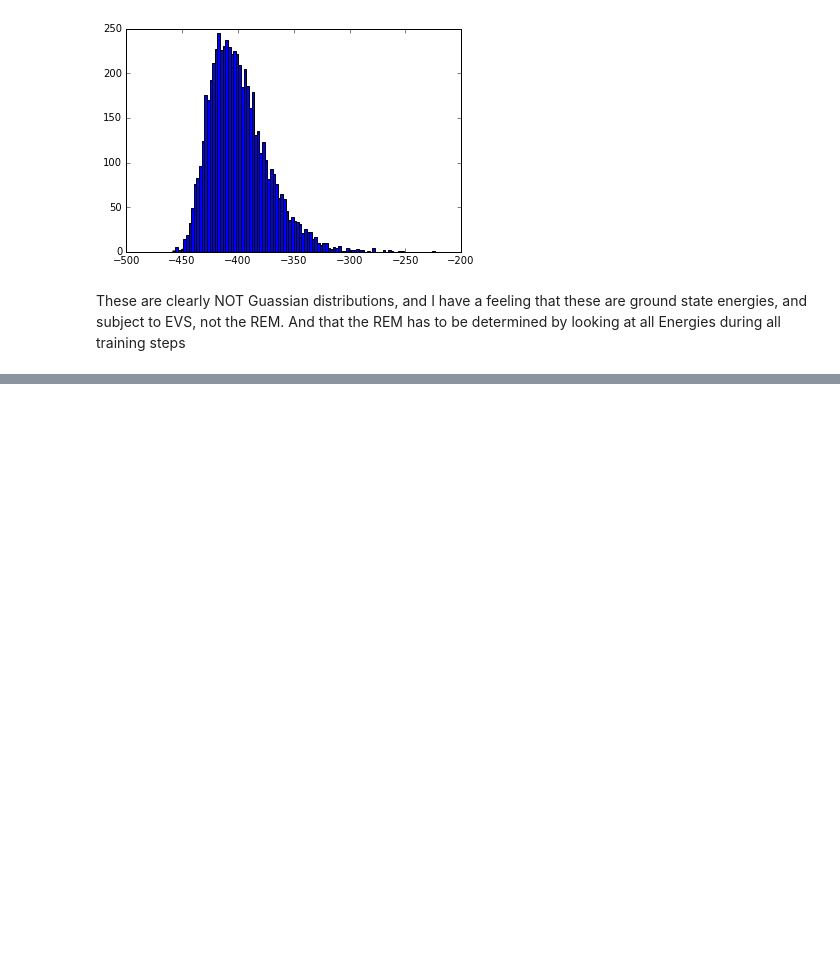
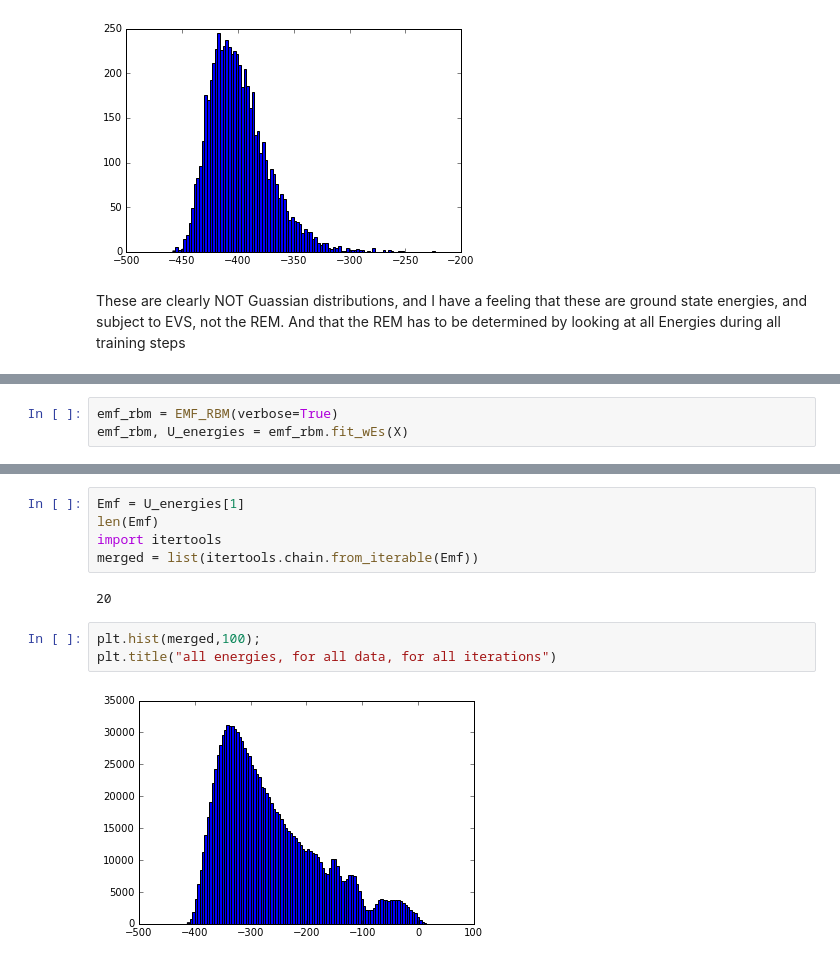
Before and after one commit to charlesmartin14/emf-rbm, a Jupyter notebook: EMF_RBM_Energy_Densities.ipynb, the cells around one changed output, grey strips where cells are left out. Cells and saved outputs as stored; diff of their text form; blank space fills up the shorter version.

Commit message:
energy distribution plots

```diff
--- a/EMF_RBM_Energy_Densities.ipynb
+++ b/EMF_RBM_Energy_Densities.ipynb
@@ -801,0 +823,3 @@ These are clearly NOT Guassian distributions, and I have a feeling that these ar
+# %%
+emf_rbm = EMF_RBM(verbose=True)
+emf_rbm, U_energies = emf_rbm.fit_wEs(X)
@@ -801,0 +847,12 @@ These are clearly NOT Guassian distributions, and I have a feeling that these ar
+# %%
+Emf = U_energies[1]
+len(Emf)
+import itertools
+merged = list(itertools.chain.from_iterable(Emf))
+# %% [output]
+20
+# %%
+plt.hist(merged,100);
+plt.title("all energies, for all data, for all iterations")
+# %% [output]
+[figure, added]
```
Also changed, not shown: parts of 9 cells of this notebook.
